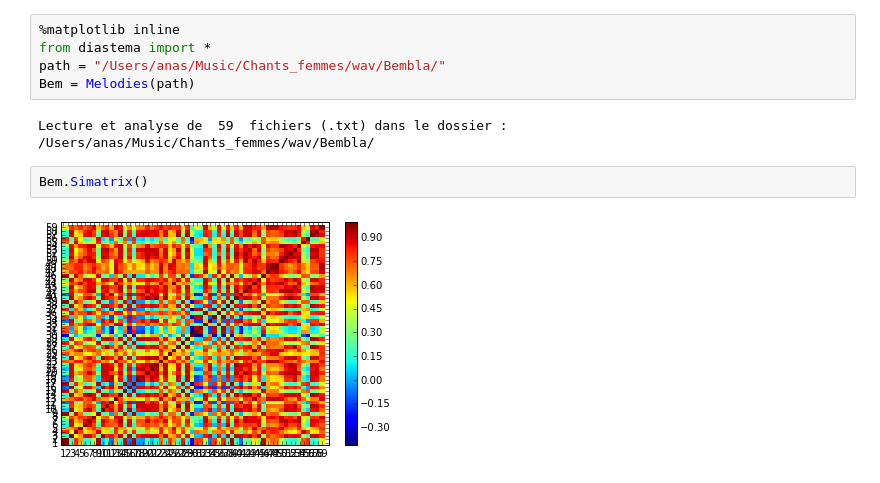
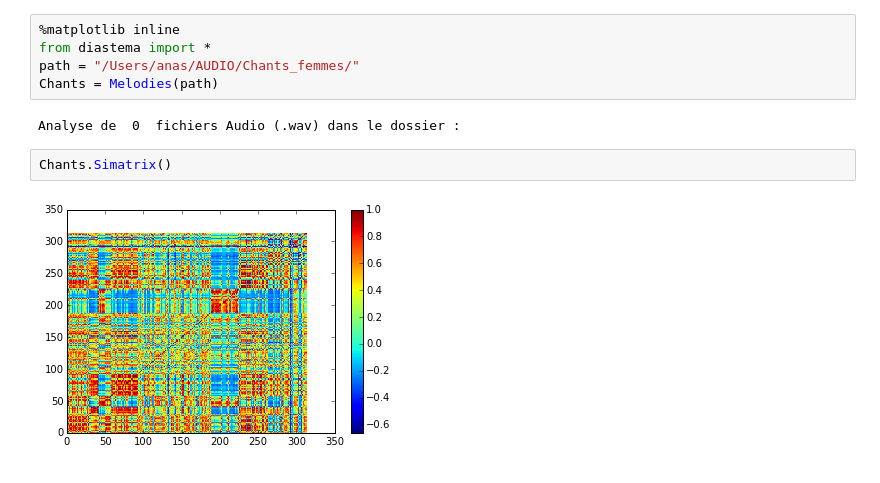
Before and after one commit to AnasGhrab/diastema, a Jupyter notebook: examples/demo-en.ipynb, the cells around one changed output. Drawn from its saved outputs; the diff is of its cells as text.

```diff
--- a/examples/demo-en.ipynb
+++ b/examples/demo-en.ipynb
@@ -1,11 +1,11 @@
 # %%
 %matplotlib inline
 from diastema import *
-path = "/Users/anas/Music/Chants_femmes/wav/Bembla/"
-Bem = Melodies(path)
+path = "/Users/anas/AUDIO/Chants_femmes/"
+Chants = Melodies(path)
 # %% [output]
-Lecture et analyse de  59  fichiers (.txt) dans le dossier : /Users/anas/Music/Chants_femmes/wav/Bembla/
+Analyse de  0  fichiers Audio (.wav) dans le dossier :
 # %%
-Bem.Simatrix()
+Chants.Simatrix()
 # %% [output]
-[figure, old version]
+[figure, new version]
```
Also changed, not shown: parts of 10 cells of this notebook, 10 other files.
